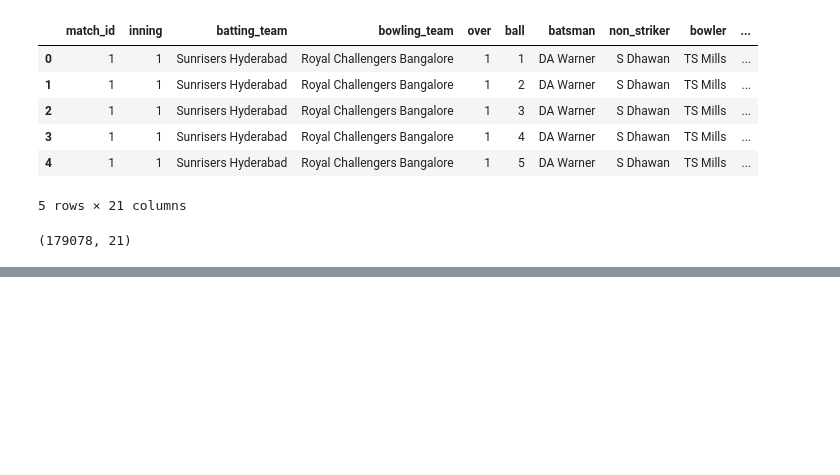
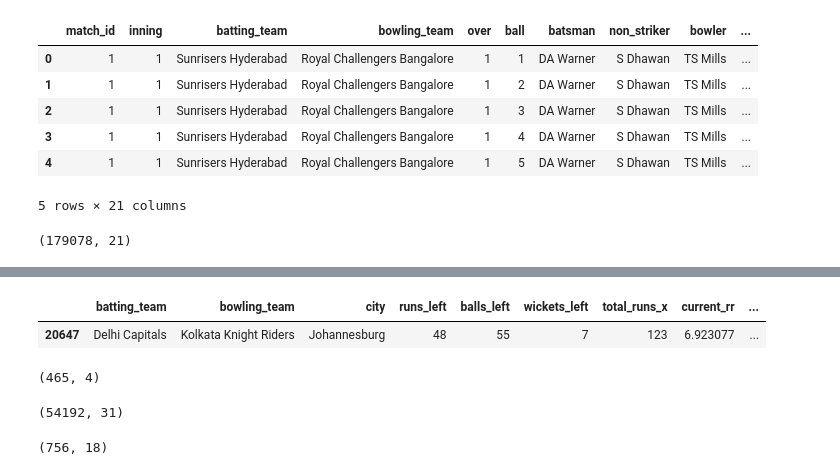
Before and after one commit to vedprakash8721/Cricket-Score-Predictor, a Jupyter notebook: Notebook/Load_and_clean_data.ipynb, the cells around one changed output, grey strips where cells are left out. Saved outputs shown, nothing was run; the diff lists cells and outputs as text; code cells hidden in the pictures; blank space fills up the shorter version.

```diff
--- a/Notebook/Load_and_clean_data.ipynb
+++ b/Notebook/Load_and_clean_data.ipynb
@@ -162,0 +172,11 @@ Name: count, dtype: int64
+# %%
+display(final_df.sample())
+display(match_df.shape)
+display(delivery_df.shape)
+display(match.shape)
+# %% [output]
+|  | batting_team | bowling_team | city | runs_left | balls_left | wickets_left | total_runs_x | current_rr | ... |
+| 20647 | Delhi Capitals | Kolkata Knight Riders | Johannesburg | 48 | 55 | 7 | 123 | 6.923077 | ... |
+(465, 4)
+(54192, 31)
+(756, 18)
```
Also changed, not shown: parts of 2 cells of this notebook.
